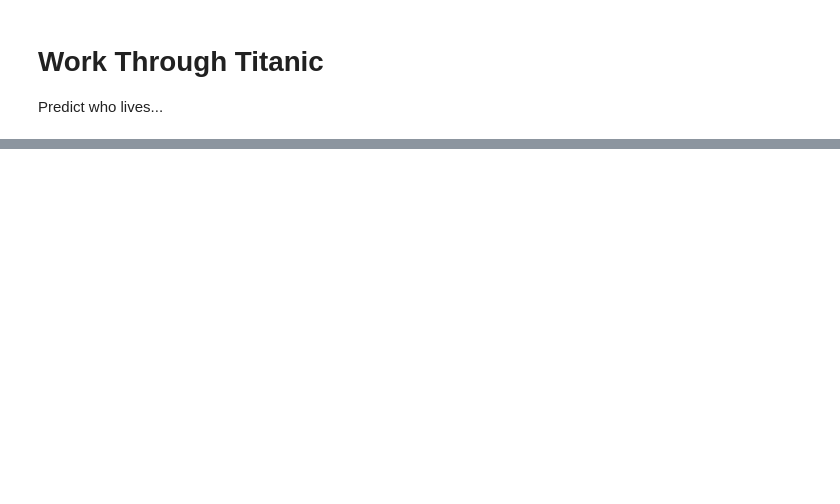
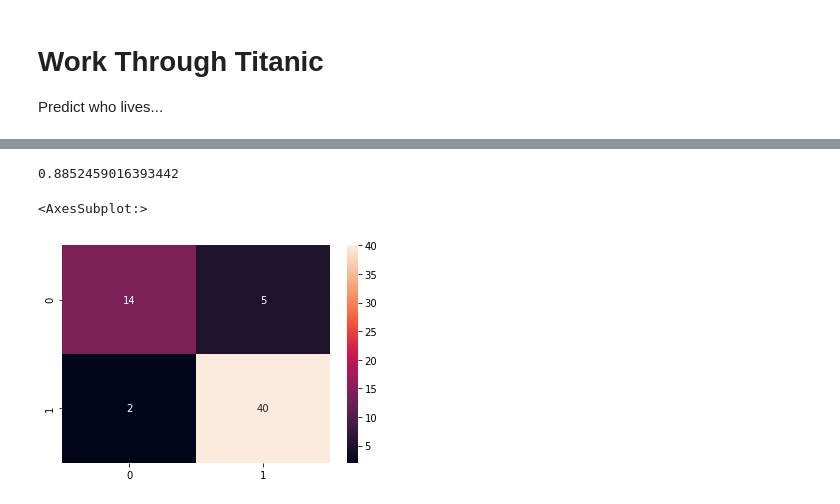
Before and after one commit to allyryry/BasicClassExamples, a Jupyter notebook: 023_Non_linear_and_Logistic_Reg.ipynb, the cells around one changed output, grey strips where cells are left out. Cells and saved outputs as stored; diff of their text form; code cells hidden in the pictures; blank space fills up the shorter version.

```diff
--- a/023_Non_linear_and_Logistic_Reg.ipynb
+++ b/023_Non_linear_and_Logistic_Reg.ipynb
@@ -350,0 +380,3 @@ df2.head()
+# %%
+d.dropna(inplace=True)
+d.head()
@@ -350,0 +434,3 @@ df2.head()
+# %%
+d_=pd.get_dummies(d, drop_first=True)
+d_.head()
@@ -350,0 +445,4 @@ df2.head()
+# %%
+y = np.array(d_['Survived']).reshape(-1,1)
+x = np.array(d_.drop(columns={'Survived'}))
+x.shape
@@ -350,0 +451,3 @@ df2.head()
+# %%
+X_train, X_test, y_train, y_test = train_test_split(x,y, test_size=0.3)
+modelTitanic = LogisticRegression().fit(X_train, y_train.ravel())
@@ -350,0 +462,12 @@ df2.head()
+# %%
+score = modelTitanic.score(X_test, y_test)
+score
+# %% [output]
+0.8852459016393442
+# %%
+predsT = modelTitanic.predict(X_test)
+cm = confusion_matrix(y_test, predsT)
+sns.heatmap(cm, cbar="Yellow", annot=True)
+# %% [output]
+<AxesSubplot:>
+[figure, added]
```
Also changed, not shown: parts of 14 cells of this notebook.
